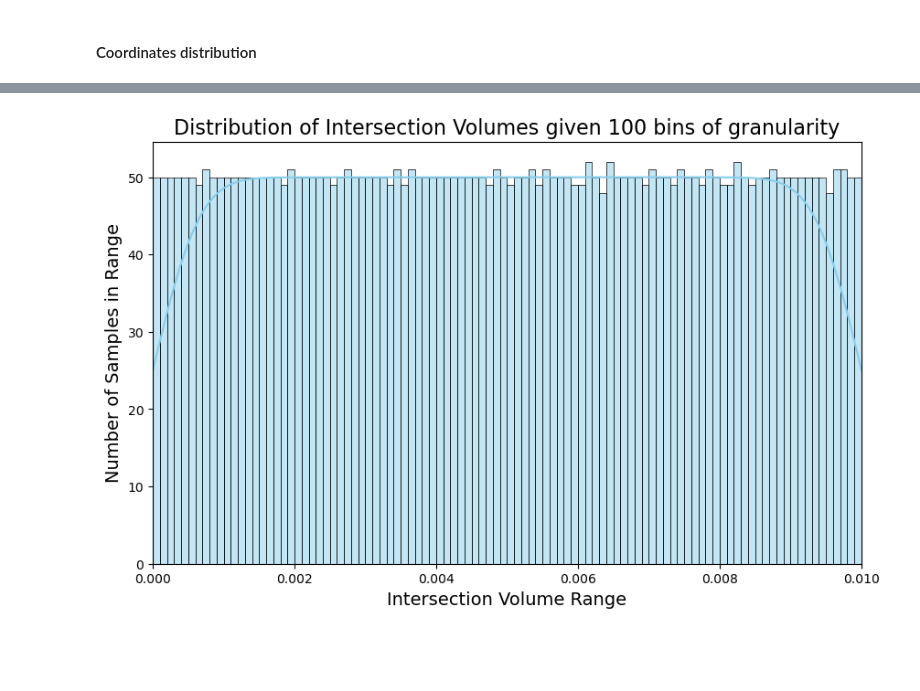
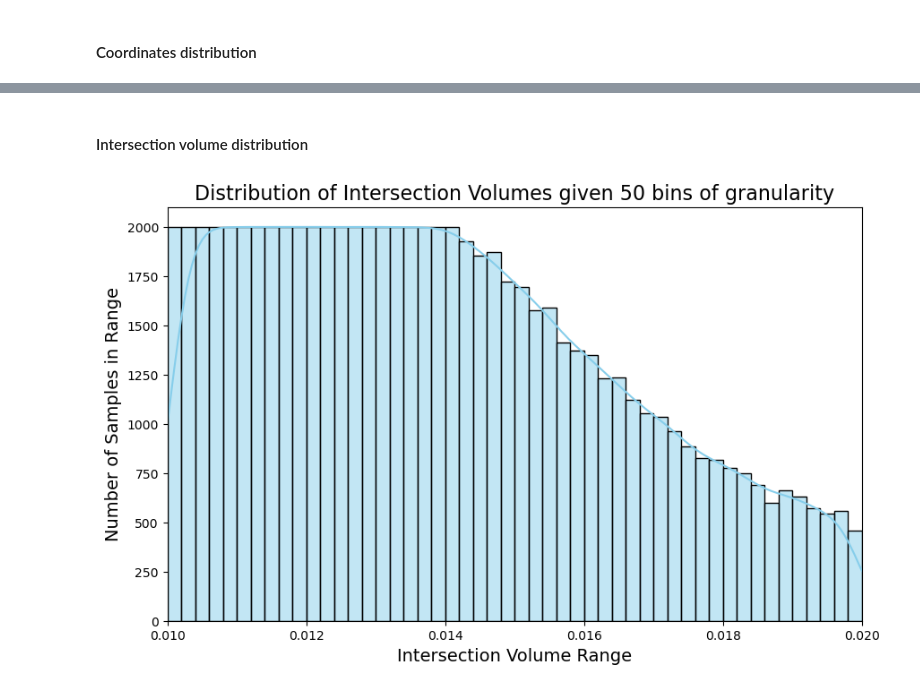
Before and after one commit to ErendiroPedro/tetrahedron_pair_ML, a Jupyter notebook: notebooks/data_analysis.ipynb, the cells around one changed output, grey strips where cells are left out. Saved outputs shown, nothing was run; the diff lists cells and outputs as text; code cells hidden in the pictures; blank space fills up the shorter version.

```diff
--- a/notebooks/data_analysis.ipynb
+++ b/notebooks/data_analysis.ipynb
@@ -117,12 +156,14 @@ Max coordinate precision in the dataset: 16 decimal places
+# %% [markdown]
+#### Intersection volume distribution
 # %%
 intersecting_cases = tetrahedron_dataset[tetrahedron_dataset['IntersectionVolume'] > 0]
-bins = 100
+bins = 50
 plt.figure(figsize=(10, 6))
 sns.histplot(intersecting_cases['IntersectionVolume'], kde=True, bins=bins, color='skyblue', alpha=0.5)
 plt.title(f'Distribution of Intersection Volumes given {bins} bins of granularity', fontsize=16)
 plt.xlabel('Intersection Volume Range', fontsize=14)
 plt.ylabel('Number of Samples in Range', fontsize=14)
-plt.xlim(0, 0.01)
+plt.xlim(0.01, 0.02)
 plt.show()
 # %% [output]
-[figure, old version]
+[figure, new version]
```
Also changed, not shown: parts of 11 cells of this notebook.
